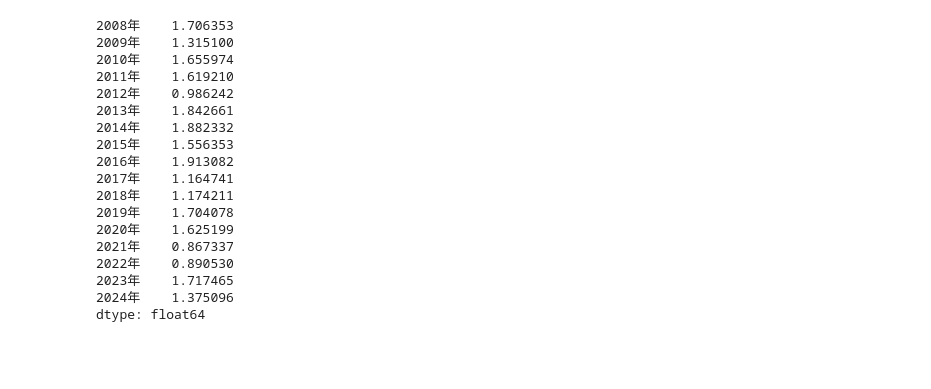
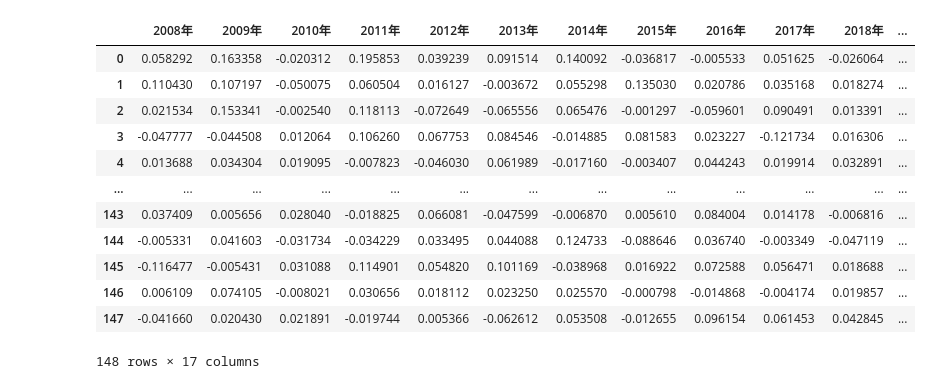
Before and after one commit to Altoria-276/agricultural-decision-system, a Jupyter notebook: test_line.ipynb, the cells around one changed output. Saved outputs shown, nothing was run; the diff lists cells and outputs as text; code cells hidden in the pictures; blank space fills up the shorter version.

```diff
--- a/test_line.ipynb
+++ b/test_line.ipynb
@@ -28,22 +11,17 @@ se = data.mean()[3:].pct_change()[1:]*100
-# %%
-se
-# %% [output]
-2008年    1.706353
-2009年    1.315100
-2010年    1.655974
-2011年    1.619210
-2012年    0.986242
-2013年    1.842661
-2014年    1.882332
-2015年    1.556353
-2016年    1.913082
-2017年    1.164741
-2018年    1.174211
-2019年    1.704078
-2020年    1.625199
-2021年    0.867337
-2022年    0.890530
-2023年    1.717465
-2024年    1.375096
-dtype: float64
+# %%
+ans
+# %% [output]
+|  | 2008年 | 2009年 | 2010年 | 2011年 | 2012年 | 2013年 | 2014年 | 2015年 | 2016年 | 2017年 | 2018年 | ... |
+| 0 | 0.058292 | 0.163358 | -0.020312 | 0.195853 | 0.039239 | 0.091514 | 0.140092 | -0.036817 | -0.005533 | 0.051625 | -0.026064 | ... |
+| 1 | 0.110430 | 0.107197 | -0.050075 | 0.060504 | 0.016127 | -0.003672 | 0.055298 | 0.135030 | 0.020786 | 0.035168 | 0.018274 | ... |
+| 2 | 0.021534 | 0.153341 | -0.002540 | 0.118113 | -0.072649 | -0.065556 | 0.065476 | -0.001297 | -0.059601 | 0.090491 | 0.013391 | ... |
+| 3 | -0.047777 | -0.044508 | 0.012064 | 0.106260 | 0.067753 | 0.084546 | -0.014885 | 0.081583 | 0.023227 | -0.121734 | 0.016306 | ... |
+| 4 | 0.013688 | 0.034304 | 0.019095 | -0.007823 | -0.046030 | 0.061989 | -0.017160 | -0.003407 | 0.044243 | 0.019914 | 0.032891 | ... |
+| ... | ... | ... | ... | ... | ... | ... | ... | ... | ... | ... | ... | ... |
+| 143 | 0.037409 | 0.005656 | 0.028040 | -0.018825 | 0.066081 | -0.047599 | -0.006870 | 0.005610 | 0.084004 | 0.014178 | -0.006816 | ... |
+| 144 | -0.005331 | 0.041603 | -0.031734 | -0.034229 | 0.033495 | 0.044088 | 0.124733 | -0.088646 | 0.036740 | -0.003349 | -0.047119 | ... |
+| 145 | -0.116477 | -0.005431 | 0.031088 | 0.114901 | 0.054820 | 0.101169 | -0.038968 | 0.016922 | 0.072588 | 0.056471 | 0.018688 | ... |
+| 146 | 0.006109 | 0.074105 | -0.008021 | 0.030656 | 0.018112 | 0.023250 | 0.025570 | -0.000798 | -0.014868 | -0.004174 | 0.019857 | ... |
+| 147 | -0.041660 | 0.020430 | 0.021891 | -0.019744 | 0.005366 | -0.062612 | 0.053508 | -0.012655 | 0.096154 | 0.061453 | 0.042845 | ... |
+148 rows × 17 columns
 # %%
```
Also changed, not shown: parts of 4 cells of this notebook, 9 other files.
